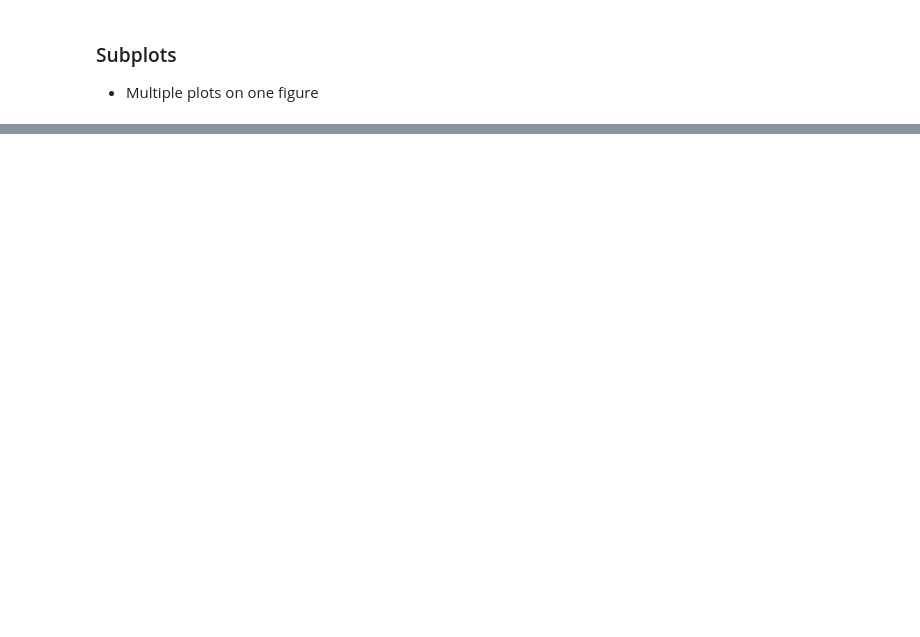
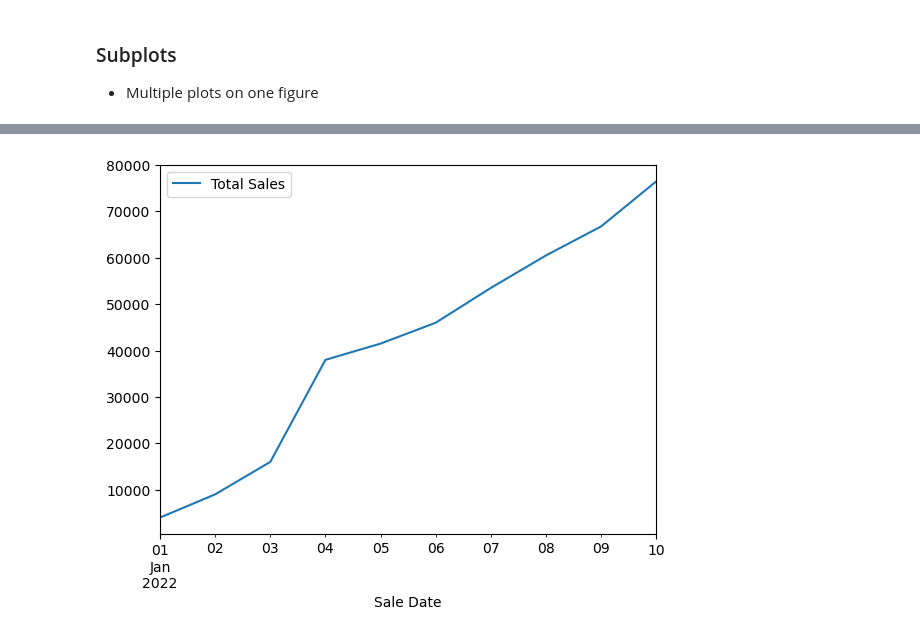
Before and after one commit to kunalprakash1309/Basic-machine-learning, a Jupyter notebook: 03-matplotlib/introduction-to-matplotlib.ipynb, the cells around one changed output, grey strips where cells are left out. Drawn from its saved outputs; the diff is of its cells as text; code cells hidden in the pictures; blank space fills up the shorter version.

```diff
--- a/03-matplotlib/introduction-to-matplotlib.ipynb
+++ b/03-matplotlib/introduction-to-matplotlib.ipynb
@@ -206,0 +328,4 @@ ax[1, 1].hist(np.random.randn(1000));
+# %%
+# Make total sales column
+car_sales["Total Sales"] = car_sales["Price"].cumsum()
+car_sales
@@ -206,0 +344,4 @@ ax[1, 1].hist(np.random.randn(1000));
+# %%
+car_sales.plot(x='Sale Date', y='Total Sales');
+# %% [output]
+[figure, added]
```
Also changed, not shown: parts of 36 cells of this notebook, 1 other file.
